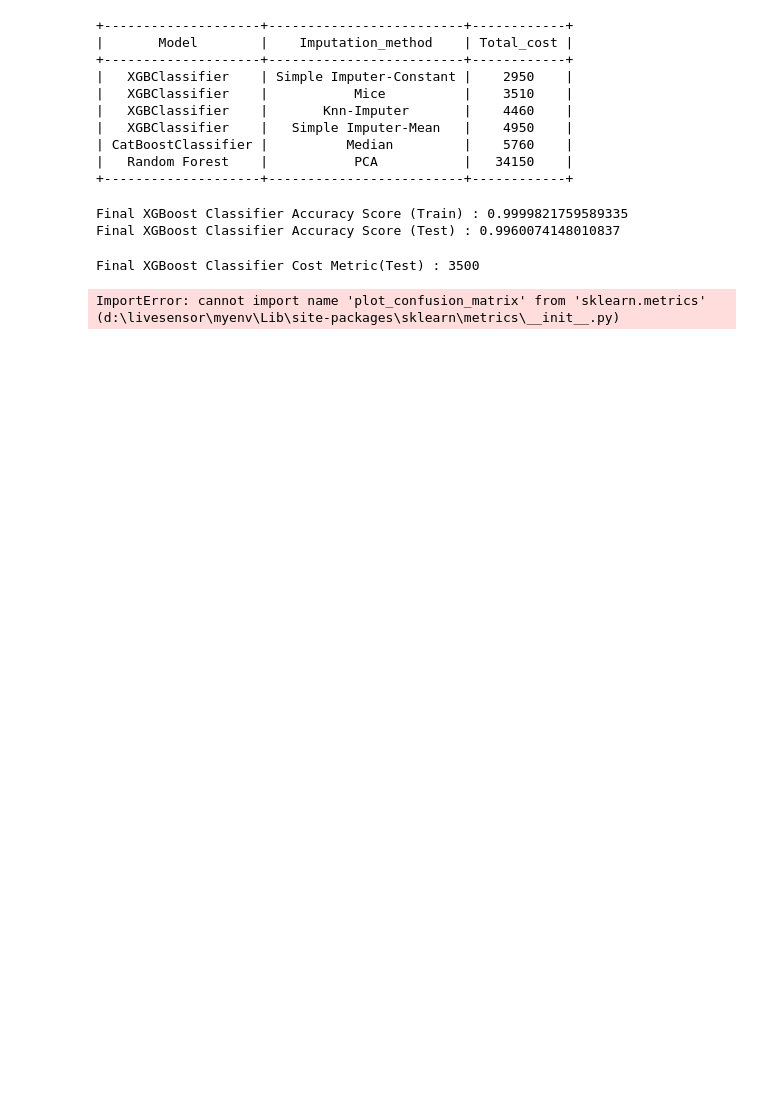
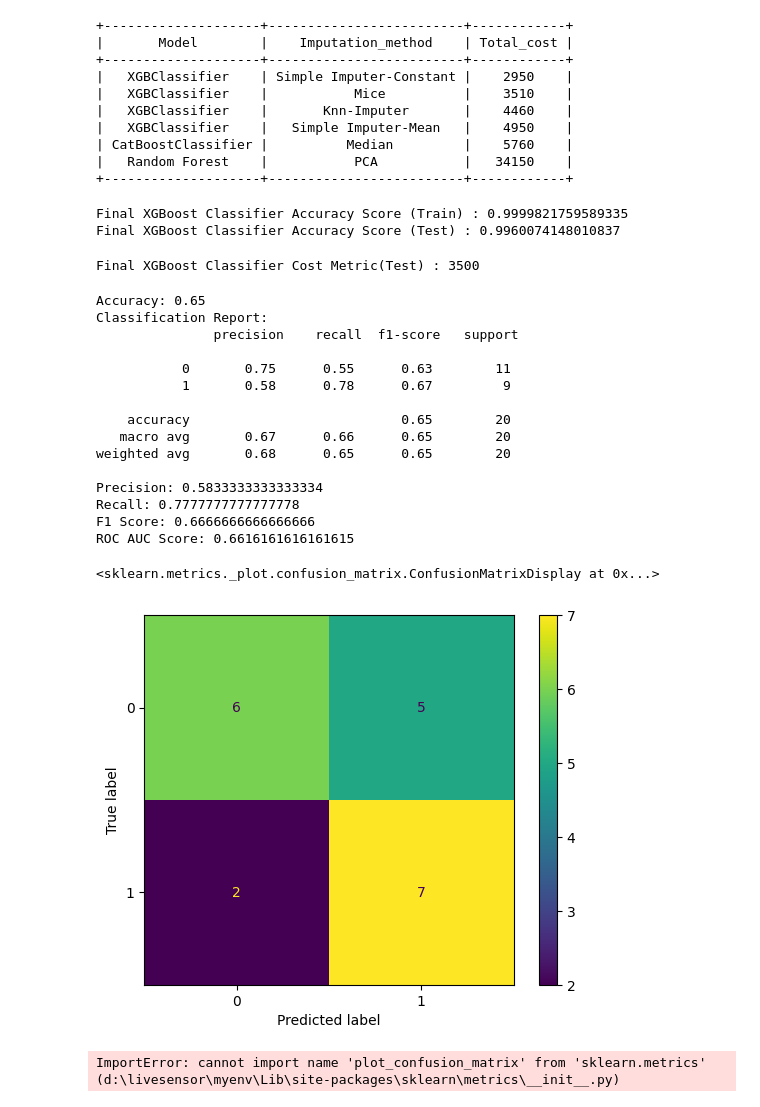
Before and after one commit to dharmendrasrms/livesensor, a Jupyter notebook: EDA.ipynb, the cells around one changed output. Drawn from its saved outputs; the diff is of its cells as text; code cells hidden in the pictures; blank space fills up the shorter version.

```diff
--- a/EDA.ipynb
+++ b/EDA.ipynb
@@ -609,6 +636,54 @@ Final XGBoost Classifier Accuracy Score (Test) : 0.9960074148010837
 print("Final XGBoost Classifier Cost Metric(Test) :",total_cost(y_test, y_pred))
 # %% [output]
 Final XGBoost Classifier Cost Metric(Test) : 3500
+# %%
+from sklearn.tree import DecisionTreeClassifier
+from sklearn.svm import SVC
+from sklearn.metrics import accuracy_score, classification_report, precision_score, recall_score, f1_score, roc_auc_score, roc_curve, confusion_matrix, ConfusionMatrixDisplay
+from sklearn.model_selection import train_test_split, RepeatedStratifiedKFold, cross_val_score
+
+# Sample data (replace with your dataset)
+X = np.random.rand(100, 5)
+y = np.random.randint(0, 2, size=100)
+
+# Split data into training and test sets
+X_train, X_test, y_train, y_test = train_test_split(X, y, test_size=0.2, random_state=42)
+
+# Initialize and train a classifier
+clf = DecisionTreeClassifier(random_state=42)
+clf.fit(X_train, y_train)
+
+# Predict on the test set
+y_pred = clf.predict(X_test)
+
+# Evaluate the classifier
+print("Accuracy:", accuracy_score(y_test, y_pred))
+print("Classification Report:\n", classification_report(y_test, y_pred))
+print("Precision:", precision_score(y_test, y_pred))
+print("Recall:", recall_score(y_test, y_pred))
+print("F1 Score:", f1_score(y_test, y_pred))
+print("ROC AUC Score:", roc_auc_score(y_test, y_pred))
+
+# Display the confusion matrix
+ConfusionMatrixDisplay.from_predictions(y_test, y_pred)
+# %% [output]
+Accuracy: 0.65
+Classification Report:
+               precision    recall  f1-score   support
+
+           0       0.75      0.55      0.63        11
+           1       0.58      0.78      0.67         9
+
+    accuracy                           0.65        20
+   macro avg       0.67      0.66      0.65        20
+weighted avg       0.68      0.65      0.65        20
+
+Precision: 0.5833333333333334
+Recall: 0.7777777777777778
+F1 Score: 0.6666666666666666
+ROC AUC Score: 0.6616161616161615
+<sklearn.metrics._plot.confusion_matrix.ConfusionMatrixDisplay at 0x...>
+[figure, added]
 # %%
 from sklearn.metrics import plot_confusion_matrix
 
```
Also changed, not shown: parts of 13 cells of this notebook, 5 other files.
